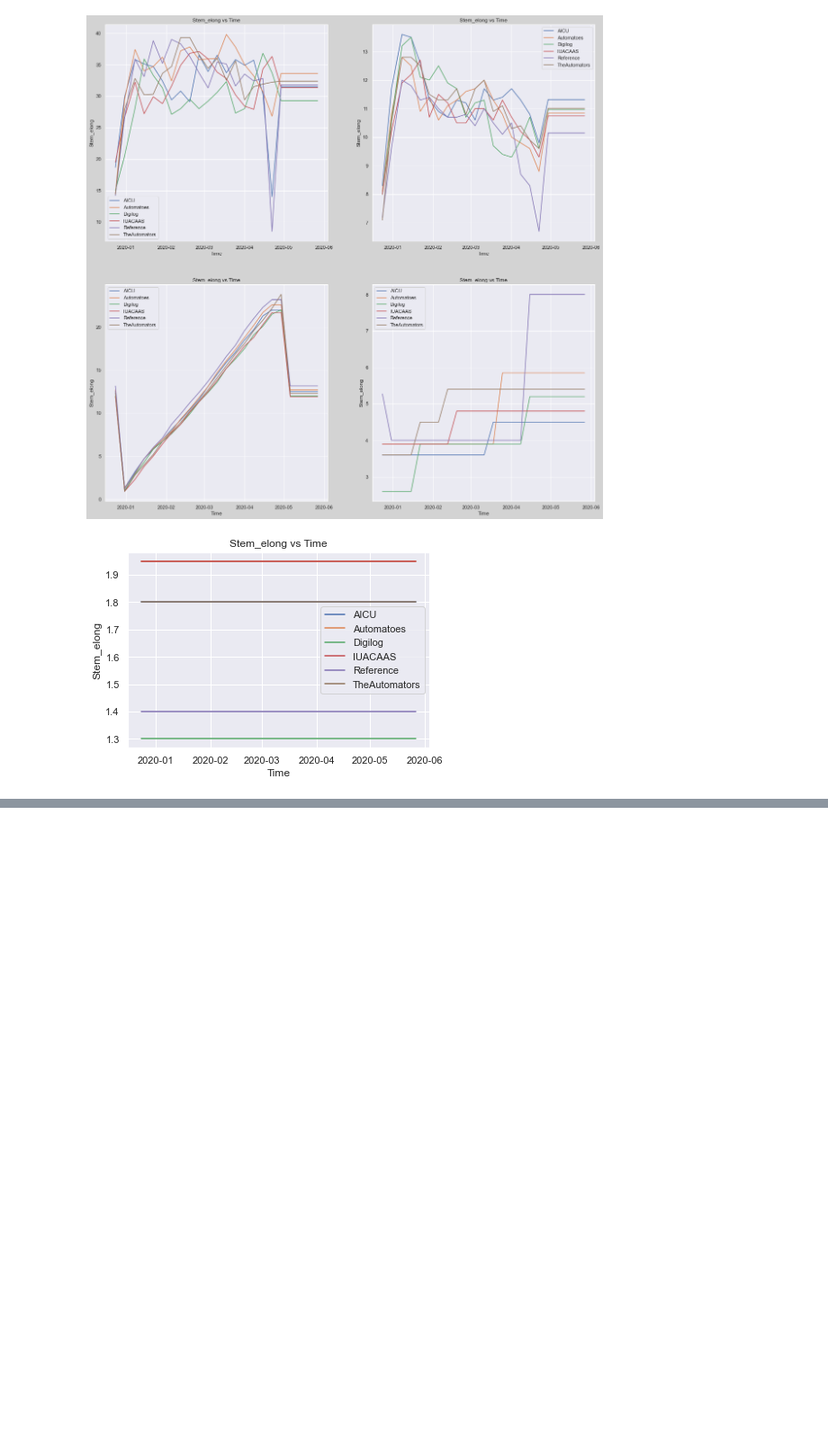
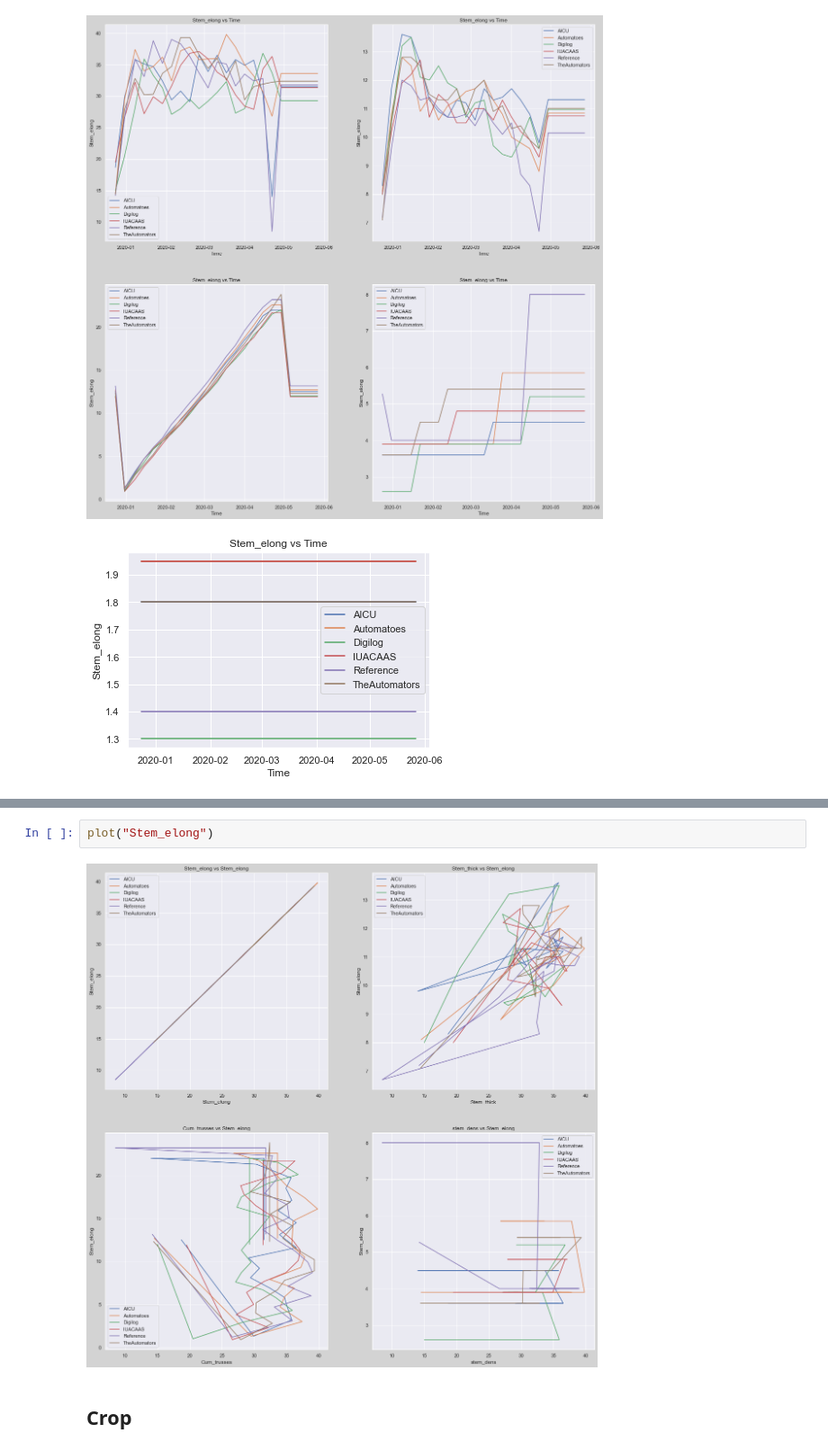
Before and after one commit to Vice777/Omdena-Chapter-Algeria, a Jupyter notebook: EDA.ipynb, the cells around one changed output, grey strips where cells are left out. Shown at 90% size. Saved outputs shown, nothing was run; the diff lists cells and outputs as text; blank space fills up the shorter version.

```diff
--- a/EDA.ipynb
+++ b/EDA.ipynb
@@ -223,0 +216,6 @@ print("22"+"1")
+# %%
+plot("Stem_elong")
+# %% [output]
+[figure, added]
+# %% [markdown]
+## Crop
```
Also changed, not shown: parts of 5 cells of this notebook.
